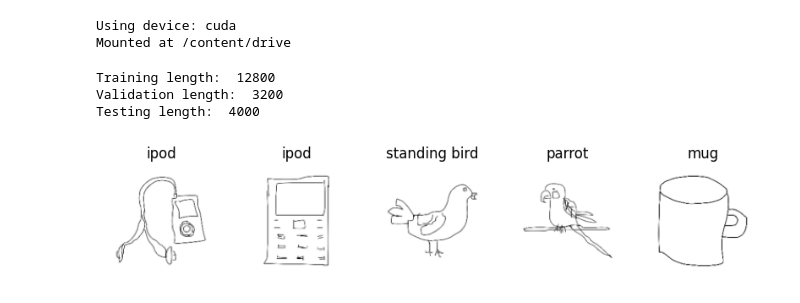
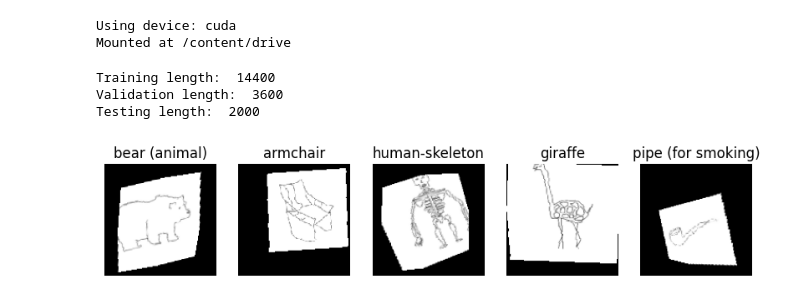
Before and after one commit to dylan-jacobs/CNN-Drawing-Recognition, a Jupyter notebook: cnn_drawing_recognition_dylan.ipynb, the cells around one changed output. Drawn from its saved outputs; the diff is of its cells as text; code cells hidden in the pictures.

```diff
--- a/cnn_drawing_recognition_dylan.ipynb
+++ b/cnn_drawing_recognition_dylan.ipynb
@@ -35,7 +35,7 @@ with zipfile.ZipFile("/content/png_ready.zip", 'r') as z:
 Using device: cuda
 Mounted at /content/drive
 # %%
-batch_size = 128
+batch_size = 150
 img_size = 128
 
 root = "/content/drive/MyDrive/Colab Notebooks/png_ready"
@@ -46,9 +46,9 @@ train_transform = transforms.Compose([
     transforms.Grayscale(num_output_channels=1),
     transforms.Resize((img_size, img_size)),
     transforms.RandomHorizontalFlip(p=0.5),
-    transforms.RandomAffine(degrees=0, translate=(0.15, 0.15), scale=(0.7, 1.3), shear=15),
-    transforms.RandomRotation(degrees=30),
-    transforms.RandomPerspective(distortion_scale=0.4, p=0.4),
+    transforms.RandomAffine(degrees=0, translate=(0.12, 0.12), scale=(0.8, 1.2)),
+    transforms.RandomRotation(degrees=15),
+    #transforms.RandomPerspective(distortion_scale=0.4, p=0.4),
     transforms.ToTensor(),
     transforms.Normalize(mean=(0.5,), std=(0.5,))
 ])
@@ -62,7 +62,7 @@ eval_transform = transforms.Compose([
 dataset = torchvision.datasets.ImageFolder(root=root, transform=None)
 
 # split into train, validation, test
-train_test_split = 0.8
+train_test_split = 0.9
 train_val_split = 0.8
 full_dataset_len = len(dataset)
 full_train_len = int(train_test_split * len(dataset))
@@ -74,10 +74,27 @@ train_len = int(train_val_split * full_train_len)
 val_len = full_train_len - train_len
 [trainset, valset] = random_split(full_trainset, [train_len, val_len])
 
+class TransformDataset(Dataset):
+  def __init__(self, dataset, transform):
+    self.dataset = dataset
+    self.transform = transform
+
+  def __len__(self):
+    return len(self.dataset)
+
+  def __getitem__(self, idx):
+    image, label = self.dataset[idx]
+    if self.transform:
+      image = self.transform(image)
+    return image, label
+
 # apply different transforms
-trainset.dataset.transform = train_transform
-valset.dataset.transform = eval_transform
-testset.dataset.transform = eval_transform
+#trainset.dataset.transform = train_transform
+#valset.dataset.transform = eval_transform
+#testset.dataset.transform = eval_transform
+trainset = TransformDataset(trainset, train_transform)
+valset = TransformDataset(valset, eval_transform)
+testset = TransformDataset(testset, eval_transform)
 
 print(f'Training length: ', train_len)
 print(f'Validation length: ', val_len)
@@ -109,29 +126,30 @@ test_loader = torch.utils.data.DataLoader(
     persistent_workers=True,  # don't restart workers each epoch
     shuffle=False)
 # %% [output]
-Training length:  12800
-Validation length:  3200
-Testing length:  4000
+Training length:  14400
+Validation length:  3600
+Testing length:  2000
 # %%
 
 # %% Preview images
 def preview_images(data_loader, classes):
     data_iter = iter(data_loader)
     images, labels = next(data_iter)
 
     fig, axes = plt.subplots(1, 5, figsize=(10, 5))
     for i, ax in enumerate(axes):
-        img = images[i]
+        rand = random.randint(0, len(images) - 1)
+        img = images[i + rand]
         img = img.permute(1, 2, 0).numpy() # reshape into correct size for image
         ax.imshow(img, cmap='gray')
-        ax.set_title(classes[labels[i].item()])
+        ax.set_title(classes[labels[i + rand].item()])
         ax.axis('off')
     plt.show()
 
 classes = dataset.classes
 preview_images(train_loader, classes)
 # %% [output]
-[figure, old version]
+[figure, new version]
 # %%
 class CNN(nn.Module):
     def __init__(self):
```
Also changed, not shown: parts of 7 cells of this notebook, 3 other files.
